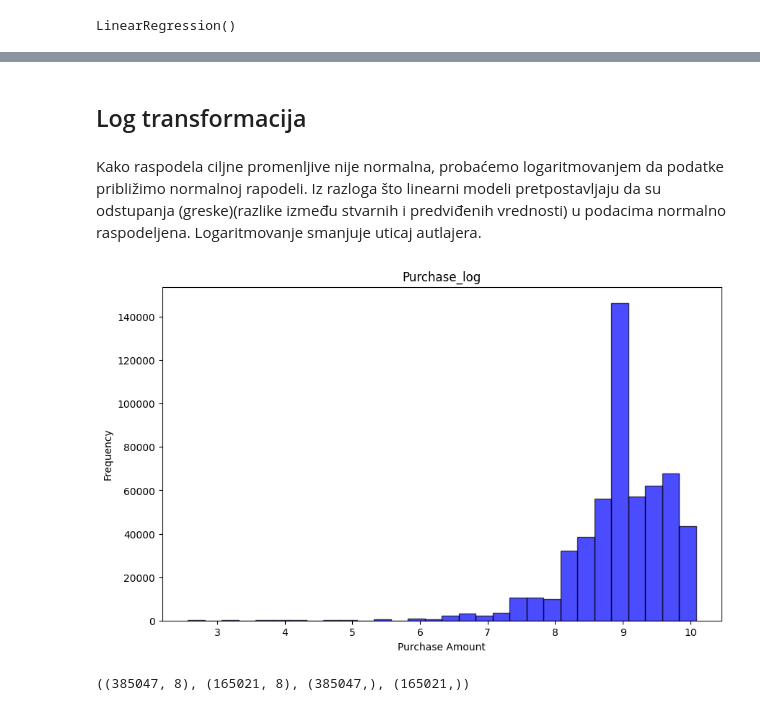
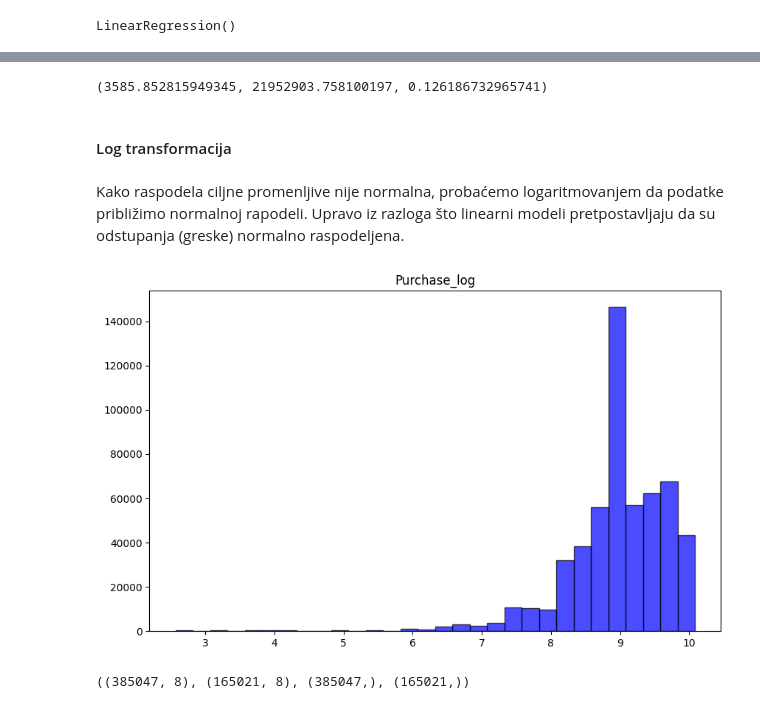
Before and after one commit to dunjica21/Projekat_ML, a Jupyter notebook: BlackFriday.ipynb, the cells around one changed output, grey strips where cells are left out. Drawn from its saved outputs; the diff is of its cells as text; code cells hidden in the pictures.

```diff
--- a/BlackFriday.ipynb
+++ b/BlackFriday.ipynb
@@ -449,6 +398,10 @@ mae_lr, mse_lr, r2_lr
+# %%
+mae_rfe, mse_rfe, r2_rfe
+# %% [output]
+(3585.852815949345, 21952903.758100197, 0.126186732965741)
 # %% [markdown]
-## Log transformacija
+#### Log transformacija
 # %% [markdown]
-Kako raspodela ciljne promenljive nije normalna, probaćemo logaritmovanjem da podatke približimo normalnoj rapodeli. Iz razloga što linearni modeli pretpostavljaju da su odstupanja (greske)(razlike između stvarnih i predviđenih vrednosti) u podacima normalno raspodeljena. Logaritmovanje smanjuje uticaj autlajera.
+Kako raspodela ciljne promenljive nije normalna, probaćemo logaritmovanjem da podatke približimo normalnoj rapodeli. Upravo iz razloga što linearni modeli pretpostavljaju da su odstupanja (greske) normalno raspodeljena.
 # %%
 y_log = np.log(data['Purchase'] + 1)
@@ -456,10 +408,8 @@ x = data.drop(['Purchase'], axis=1)
 # %%
 plt.figure(figsize=(10, 6))
 plt.hist(np.log(data['Purchase'] + 1), bins=30, color='blue', edgecolor='black', alpha=0.7)
 plt.title('Purchase_log')
-plt.xlabel('Purchase Amount')
-plt.ylabel('Frequency')
 plt.show()
 # %% [output]
-[figure, old version]
+[figure, new version]
 # %%
```
Also changed, not shown: parts of 90 cells of this notebook.
